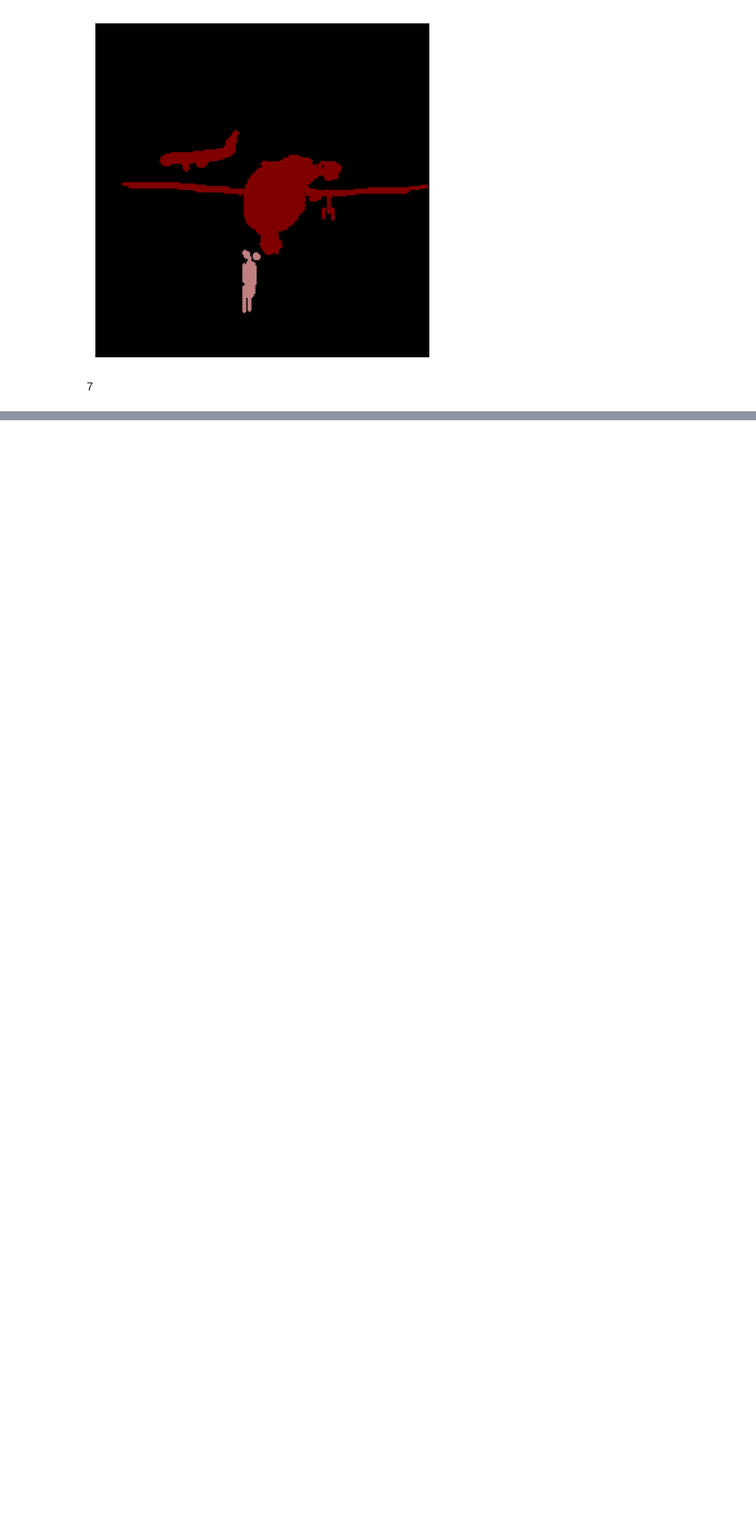
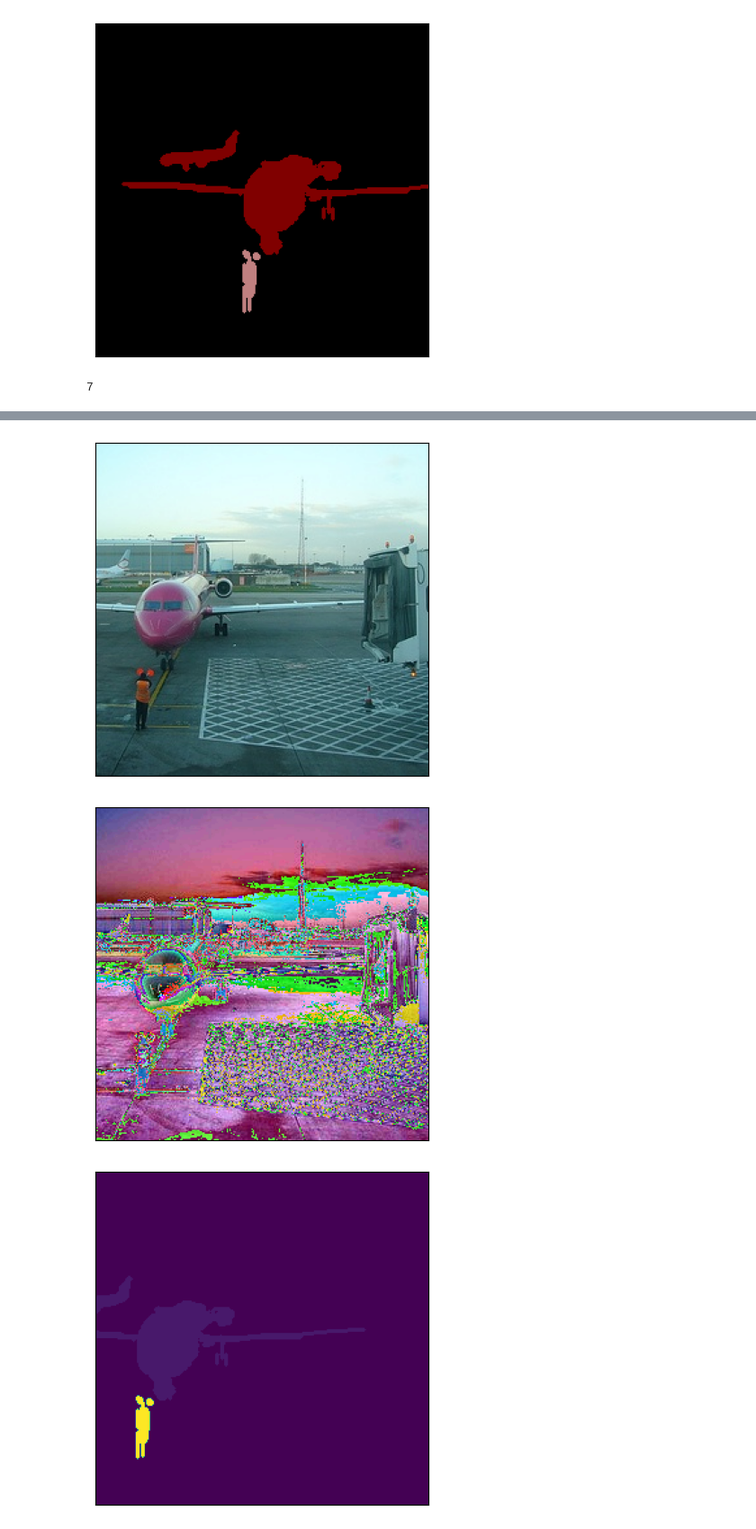
Before and after one commit to hjmillard/U-Net, a Jupyter notebook: dataset.ipynb, the cells around one changed output, grey strips where cells are left out. Shown at 90% size. Saved outputs shown, nothing was run; the diff lists cells and outputs as text; code cells hidden in the pictures; blank space fills up the shorter version.

```diff
--- a/dataset.ipynb
+++ b/dataset.ipynb
@@ -463,0 +575,10 @@ print(len(ds))
+# %%
+dataset = VocAeroplane(
+    data_dir=voc_dir,
+    crop_size=(320, 320),
+    dataset="train",
+    class_filter="aeroplane"
+)
+
+img, mask = dataset[6]
+print(img.shape, mask.shape)
@@ -463,0 +736,44 @@ print(len(ds))
+# %%
+from PIL import Image
+import matplotlib.pyplot as plt
+import albumentations as A
+import nbimporter
+from carvana import CarvanaDataset
+
+# Suppose your instance mask has objects labeled as 1, 2, 3, ...
+# mask = np.array(Image.open("instance_mask.png"))  # shape (H, W), with instance labels
+# transform = A.ToTensorV2()
+transform = T.ToTensor()
+crop_size = (256, 256)
+image_dir = 'D:/machine-learning/datasets/carvana/train'
+mask_dir = 'D:/machine-learning/datasets/carvana/train_masks'
+
+dataset = CarvanaDataset(image_dir, mask_dir, transform)
+dataset = VocDataset(voc_dir, transform, transform, crop_size, 'train')
+image, mask = dataset[0]
+visualization.show(denormalize(image))
+visualization.show(image)
+visualization.show(mask)
+
+weight_map = compute_weight_map(np.array(mask.squeeze()))
+plt.imshow(weight_map, cmap='viridis')
+plt.colorbar()
+plt.title("Weight Map Multi-Class")
+plt.show()
+# visualization.show(torch.from_numpy(weight_map))
+
+weight_map = compute_weight_map_multiclass(np.array(mask.squeeze()), 21)
+
+
+plt.imshow(weight_map, cmap='viridis')
+plt.colorbar()
+plt.title("Weight Map Multi-Class")
+plt.show()
+visualization.show(torch.from_numpy(weight_map).to(torch.uint8))
+
+print(weight_map[100][100])
+print(weight_map[10][10])
+# %% [output]
+[figure, added]
+[figure, added]
+[figure, added]
```
Also changed, not shown: parts of 17 cells of this notebook.
